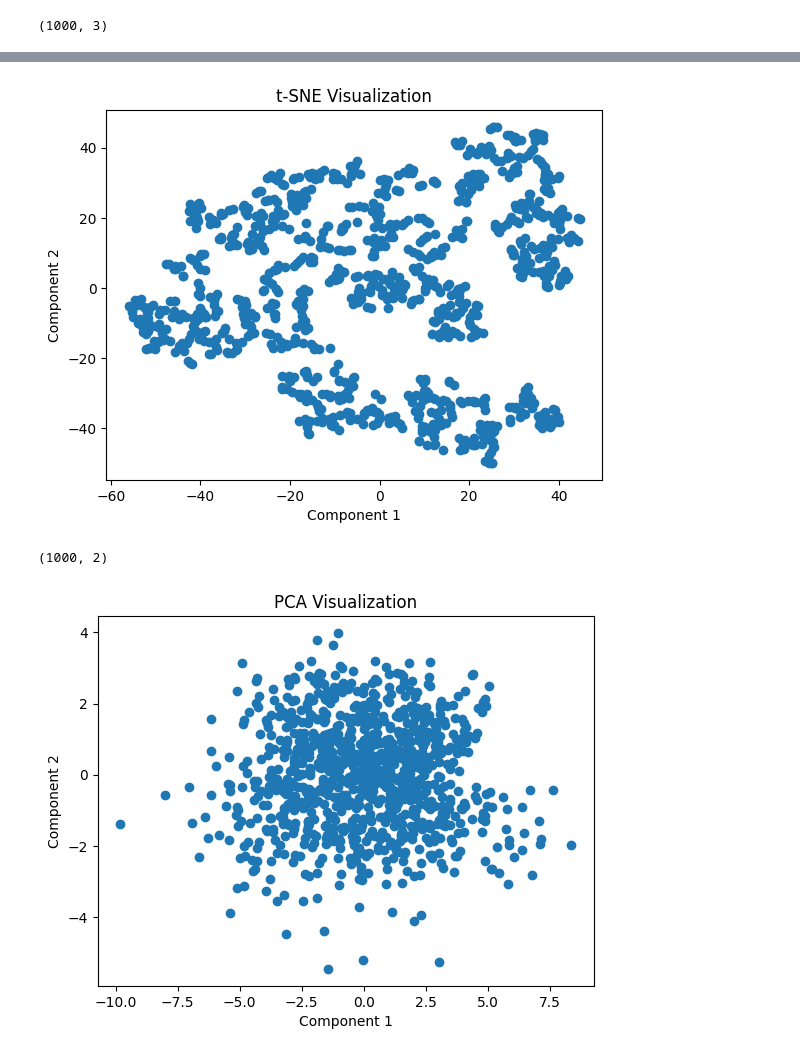
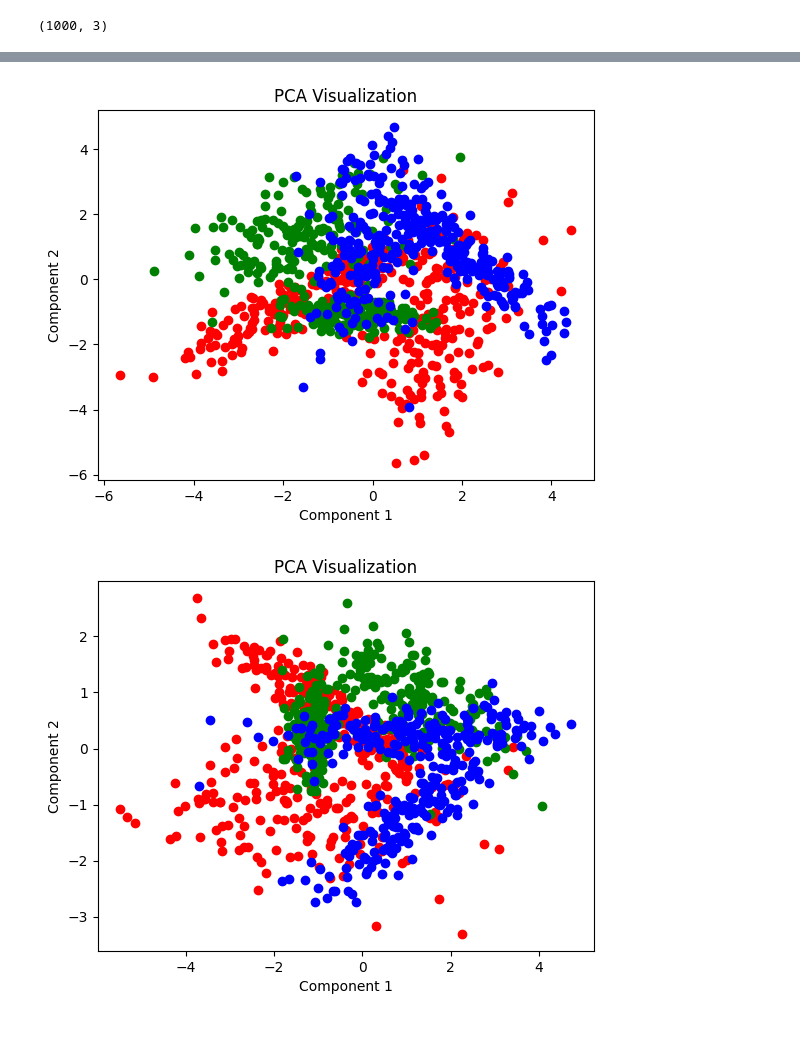
Before and after one commit to 9WooPWooP8/magister_statitstics_labs, a Jupyter notebook: lab2/task2.ipynb, the cells around one changed output, grey strips where cells are left out. Cells and saved outputs as stored; diff of their text form; code cells hidden in the pictures.

```diff
--- a/lab2/task2.ipynb
+++ b/lab2/task2.ipynb
@@ -35,33 +68,56 @@ print(fs.get_support())
 # %%
-from sklearn.manifold import TSNE
-from matplotlib import pyplot as plt
+from sklearn.decomposition import PCA
 
-# Применение t-SNE
-tsne = TSNE(n_components=2, perplexity=15)
-X_embedded = tsne.fit_transform(X)
+
+pca = PCA(n_components=2)
+X_embedded = pca.fit_transform(X)
+
+X_embedded_by_class = [[] for _ in range(3)]
+
+for i, row in enumerate(X_embedded):
+    X_embedded_by_class[y[i]].append(row)
+
+
 
 # Визуализация
-plt.scatter(X_embedded[:, 0], X_embedded[:, 1])
-plt.title('t-SNE Visualization')
+plt.figure('PCA Visualization')
+plt.title('PCA Visualization')
 plt.xlabel('Component 1')
 plt.ylabel('Component 2')
+
+colors = ['r', 'g', 'b']
+for i, x in enumerate(X_embedded_by_class):
+    x = array(x)
+    plt.scatter(x[:, 0], x[:, 1], c=colors[i])
+
 plt.show()
 # %% [output]
-[figure, old version]
+[figure, new version]
-# %%
-from sklearn.decomposition import PCA
-
-pca = PCA(n_components=2)
-X_embedded = pca.fit_transform(X)
-print(X_embedded.shape)
-# %% [output]
-(1000, 2)
 # %%
+from sklearn.decomposition import PCA
+
+
+pca = PCA(n_components=2)
+X_embedded = pca.fit_transform(X_selected)
+
+X_embedded_by_class = [[] for _ in range(3)]
+
+for i, row in enumerate(X_embedded):
+    X_embedded_by_class[y[i]].append(row)
+
+
+
 # Визуализация
-plt.scatter(X_embedded[:, 0], X_embedded[:, 1])
+plt.figure('PCA Visualization')
 plt.title('PCA Visualization')
 plt.xlabel('Component 1')
 plt.ylabel('Component 2')
+
+colors = ['r', 'g', 'b']
+for i, x in enumerate(X_embedded_by_class):
+    x = array(x)
+    plt.scatter(x[:, 0], x[:, 1], c=colors[i])
+
 plt.show()
 # %% [output]
-[figure, old version]
+[figure, new version]
```
Also changed, not shown: parts of 2 cells of this notebook, 3 other files.
